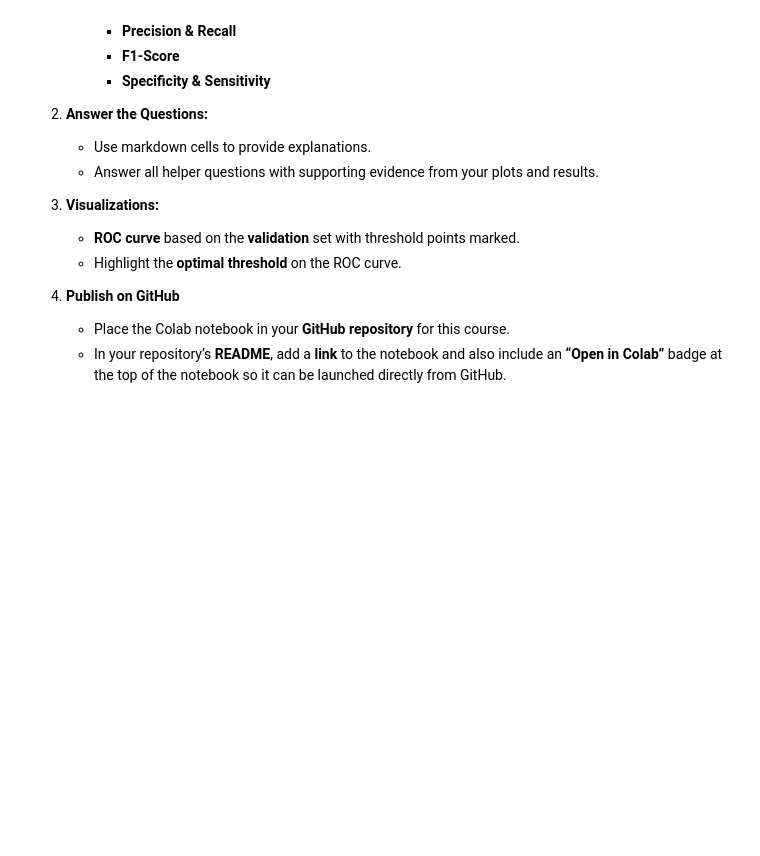
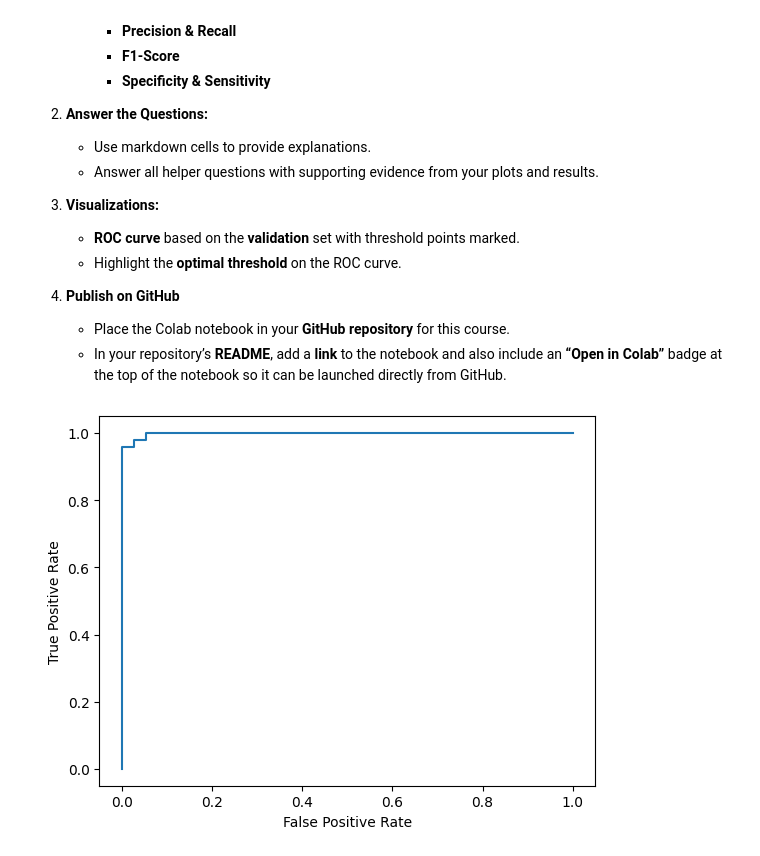
Before and after one commit to MichalSlowakiewicz/Machine-Learning, a Jupyter notebook: Homework3.ipynb, the cells around one changed output. Cells and saved outputs as stored; diff of their text form; code cells hidden in the pictures; blank space fills up the shorter version.

```diff
--- a/Homework3.ipynb
+++ b/Homework3.ipynb
@@ -67,3 +67,98 @@ This exercise focuses on the **importance of threshold selection** and how it im
 4. **Publish on GitHub**
    - Place the Colab notebook in your **GitHub repository** for this course.
    - In your repository’s **README**, add a **link** to the notebook and also include an **“Open in Colab”** badge at the top of the notebook so it can be launched directly from GitHub.
+# %%
+import numpy as np
+import pandas as pd
+import matplotlib.pyplot as plt
+from sklearn.datasets import load_breast_cancer
+from sklearn.model_selection import train_test_split
+from sklearn.linear_model import LogisticRegression
+from sklearn.metrics import roc_curve, auc, precision_recall_fscore_support, accuracy_score, confusion_matrix
+#from sklearn.metrics import sensitive_score, specificity_score, confusion_matrix
+
+
+# loading dataset from sklearn
+data = load_breast_cancer()
+df = pd.DataFrame(data.data, columns=data.feature_names)
+
+# target == 0 represents malignant cancer, target == 1 represents benign cancer
+df['target'] = data.target
+
+# splitting dataset into predictors and response variable
+X = df.drop(columns=['target'])
+y = df['target']
+
+# splitting dataset into training, validation and testing sets
+X_train, X_temp, y_train, y_temp = train_test_split(X, y, test_size=0.3, random_state=42)
+X_val, X_test, y_val, y_test = train_test_split(X_temp, y_temp, test_size=0.5, random_state=42)
+
+# training logistic regression model
+logmodel = LogisticRegression(max_iter=200000)
+logmodel.fit(X_train, y_train)
+
+# probabilities for class 1
+logistic_preds = logmodel.predict_proba(X)[:, 1]
+
+# predicting classes (0 or 1) for observations
+predicted_classes_logistic = logmodel.predict(X)
+
+# getting vector with predictions only for validation set
+y_val_preds = logmodel.predict_proba(X_val)[:, 1]
+
+# plotting ROC curve
+fpr, tpr, thresholds = roc_curve(y_val, y_val_preds)
+plt.plot(fpr, tpr)
+plt.xlabel('False Positive Rate')
+plt.ylabel('True Positive Rate')
+plt.show()
+
+# calculating AUC
+roc_auc = auc(fpr, tpr)
+
+# one option to determine optimal threshold is to find threshold that maximizes (tpr-fpr)
+max_diff_tpr_fpr = np.argmax(tpr - fpr)
+optimal_threshold = thresholds[max_diff_tpr_fpr]
+
+print('Optimal threshold:', optimal_threshold)
+
+# plotting ROC curve again, now with optimal threshold displayed
+plt.figure(figsize=(8,6))
+plt.plot(fpr, tpr, label=f'ROC curve (area = {roc_auc:.2f})')
+plt.scatter(fpr[max_diff_tpr_fpr], tpr[max_diff_tpr_fpr], color='red', label=f'Optimal Threshold = {optimal_threshold:.2f}')
+plt.plot([0, 1], [0, 1], linestyle='--', color='gray')
+plt.xlabel('False Positive Rate')
+plt.ylabel('True Positive Rate')
+plt.title('Receiver Operating Characteristic (ROC) Curve')
+plt.legend()
+plt.show()
+
+# predicting classes (0 or 1) for test set
+y_test_preds = logmodel.predict_proba(X_test)[:, 1]
+
+# predicting classes (0 or 1) for test set using optimal threshold
+y_test_preds2 = (y_test_preds >= optimal_threshold)
+y_test_preds2 = y_test_preds2.astype(int)
+
+
+## evaluating final model performance using metrics:
+
+# accuracy
+accuracy = accuracy_score(y_test, y_test_preds2)
+
+# precision & recall, f1-score
+precision, recall, f1, _ = precision_recall_fscore_support(y_test, y_test_preds2, average='binary')
+
+# sensitivity & specificity
+tn, fp, fn, tp = confusion_matrix(y_test, y_test_preds2).ravel()
+specificity = tn / (tn+fp)
+
+
+
+print('Accuracy:', accuracy)
+print('Precision:', precision)
+print('Recall:', recall)
+print('F1-Score:', f1)
+print('Specificity:', specificity)
+# %% [output]
+[figure, added]
```
Also changed, not shown: parts of 1 cell of this notebook.
